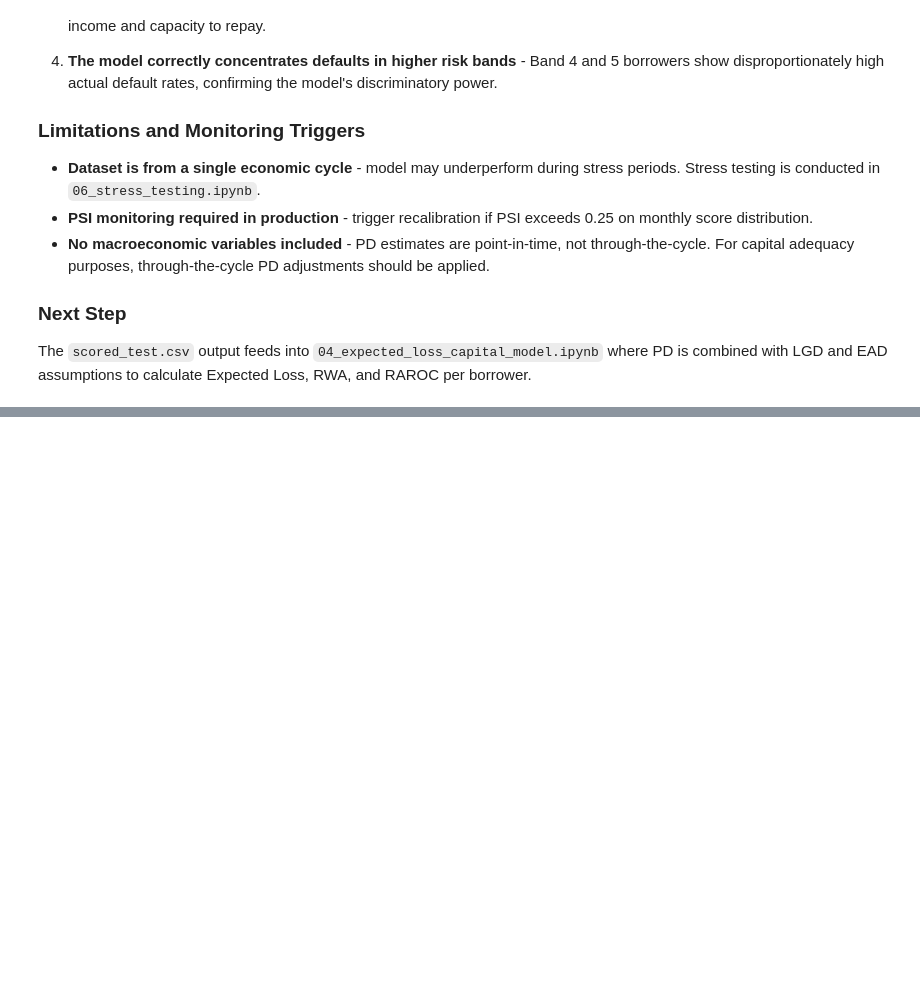
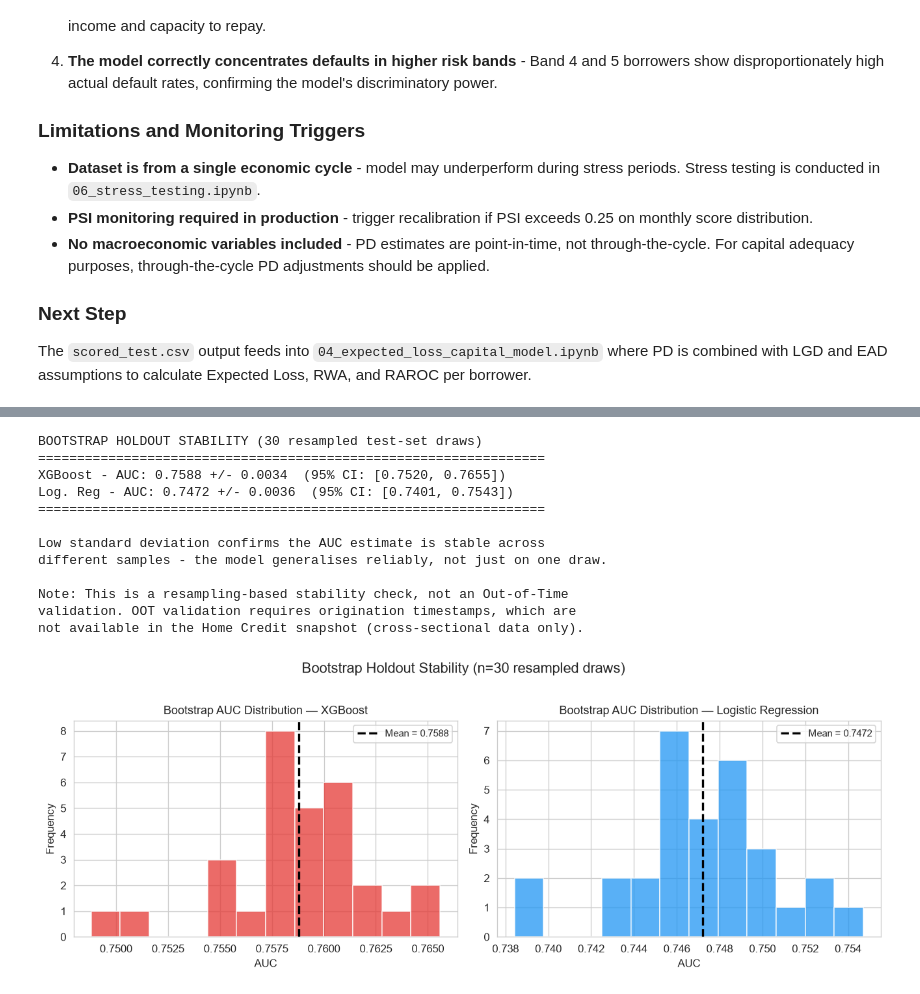
Before and after one commit to hiralsarkar/AI-Credit-Intelligence-System, a Jupyter notebook: 01_module_a_application_risk/02_notebooks/02_credit_risk_model.ipynb, the cells around one changed output, grey strips where cells are left out. Cells and saved outputs as stored; diff of their text form; code cells hidden in the pictures; blank space fills up the shorter version.

```diff
--- a/01_module_a_application_risk/02_notebooks/02_credit_risk_model.ipynb
+++ b/01_module_a_application_risk/02_notebooks/02_credit_risk_model.ipynb
@@ -589,0 +921,66 @@ The `scored_test.csv` output feeds into `04_expected_loss_capital_model.ipynb` w
+# %%
+from sklearn.utils import resample as sklearn_resample
+
+np.random.seed(42)
+N_BOOTSTRAP = 30
+boot_auc_xgb, boot_auc_lr = [], []
+
+y_arr   = y_test.values
+xgb_arr = xgb_pd_test
+lr_arr  = lr_pd_test
+
+for _ in range(N_BOOTSTRAP):
+    idx = sklearn_resample(np.arange(len(y_arr)), n_samples=len(y_arr))
+    yb, xb, lb = y_arr[idx], xgb_arr[idx], lr_arr[idx]
+    if 0 < yb.sum() < len(yb):
+        boot_auc_xgb.append(roc_auc_score(yb, xb))
+        boot_auc_lr.append(roc_auc_score(yb, lb))
+
+xgb_mean, xgb_std = np.mean(boot_auc_xgb), np.std(boot_auc_xgb)
+lr_mean,  lr_std  = np.mean(boot_auc_lr),  np.std(boot_auc_lr)
+
+print("BOOTSTRAP HOLDOUT STABILITY (30 resampled test-set draws)")
+print("=" * 65)
+print(f"XGBoost - AUC: {xgb_mean:.4f} +/- {xgb_std:.4f}  "
+      f"(95% CI: [{xgb_mean - 1.96*xgb_std:.4f}, {xgb_mean + 1.96*xgb_std:.4f}])")
+print(f"Log. Reg - AUC: {lr_mean:.4f} +/- {lr_std:.4f}  "
+      f"(95% CI: [{lr_mean - 1.96*lr_std:.4f}, {lr_mean + 1.96*lr_std:.4f}])")
+print("=" * 65)
+print("\nLow standard deviation confirms the AUC estimate is stable across")
+print("different samples - the model generalises reliably, not just on one draw.")
+print("\nNote: This is a resampling-based stability check, not an Out-of-Time")
+print("validation. OOT validation requires origination timestamps, which are")
+print("not available in the Home Credit snapshot (cross-sectional data only).")
+
+fig, axes = plt.subplots(1, 2, figsize=(11, 4))
+for ax, scores, name, color in zip(
+    axes,
+    [boot_auc_xgb, boot_auc_lr],
+    ["XGBoost", "Logistic Regression"],
+    ["#E53935", "#2196F3"]
+):
+    ax.hist(scores, bins=12, color=color, alpha=0.75, edgecolor="white")
+    ax.axvline(np.mean(scores), color="black", lw=2, linestyle="--",
+               label=f"Mean = {np.mean(scores):.4f}")
+    ax.set_title(f"Bootstrap AUC Distribution - {name}", fontsize=11)
+    ax.set_xlabel("AUC")
+    ax.set_ylabel("Frequency")
+    ax.legend(fontsize=9)
+
+plt.suptitle("Bootstrap Holdout Stability (n=30 resampled draws)", fontsize=13, y=1.02)
+plt.tight_layout()
+plt.show()
+# %% [output]
+BOOTSTRAP HOLDOUT STABILITY (30 resampled test-set draws)
+=================================================================
+XGBoost - AUC: 0.7588 +/- 0.0034  (95% CI: [0.7520, 0.7655])
+Log. Reg - AUC: 0.7472 +/- 0.0036  (95% CI: [0.7401, 0.7543])
+=================================================================
+
+Low standard deviation confirms the AUC estimate is stable across
+different samples - the model generalises reliably, not just on one draw.
+
+Note: This is a resampling-based stability check, not an Out-of-Time
+validation. OOT validation requires origination timestamps, which are
+not available in the Home Credit snapshot (cross-sectional data only).
+[figure, added]
```
Also changed, not shown: parts of 9 cells of this notebook, 4 other files.
